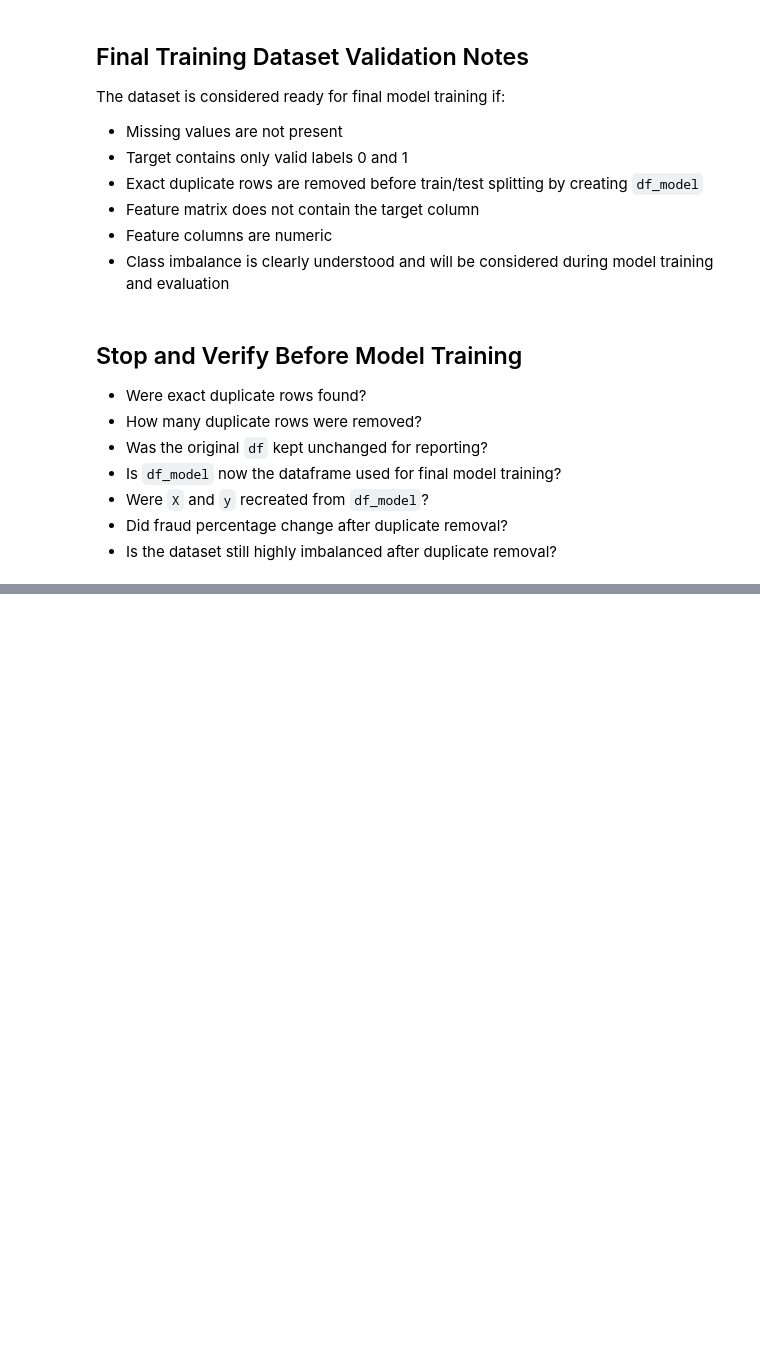
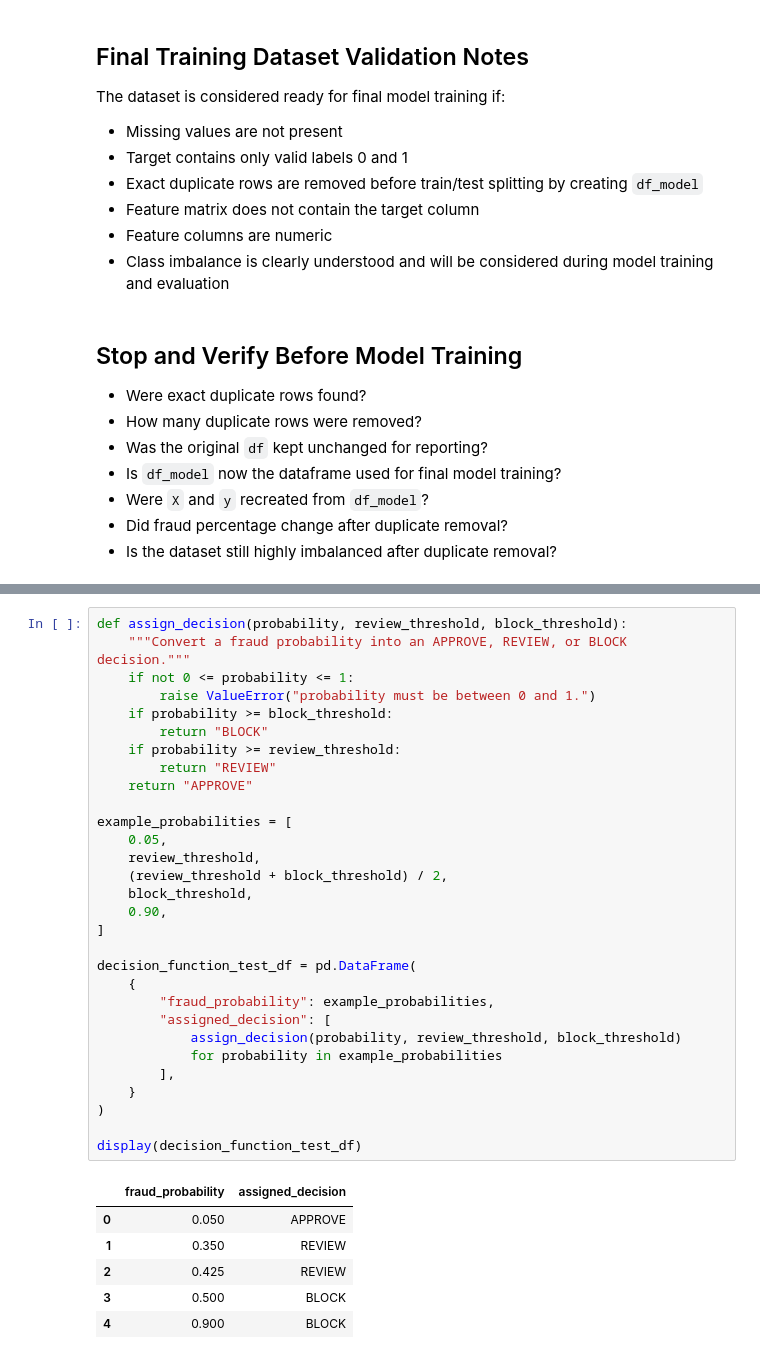
Before and after one commit to mmubashir95/Credit-Card-Fraud-Detection, a Jupyter notebook: notebooks/17_final_model_training.ipynb, the cells around one changed output, grey strips where cells are left out. Drawn from its saved outputs; the diff is of its cells as text; blank space fills up the shorter version.

```diff
--- a/notebooks/17_final_model_training.ipynb
+++ b/notebooks/17_final_model_training.ipynb
@@ -500,0 +674,37 @@ The dataset is considered ready for final model training if:
+# %%
+def assign_decision(probability, review_threshold, block_threshold):
+    """Convert a fraud probability into an APPROVE, REVIEW, or BLOCK decision."""
+    if not 0 <= probability <= 1:
+        raise ValueError("probability must be between 0 and 1.")
+    if probability >= block_threshold:
+        return "BLOCK"
+    if probability >= review_threshold:
+        return "REVIEW"
+    return "APPROVE"
+
+example_probabilities = [
+    0.05,
+    review_threshold,
+    (review_threshold + block_threshold) / 2,
+    block_threshold,
+    0.90,
+]
+
+decision_function_test_df = pd.DataFrame(
+    {
+        "fraud_probability": example_probabilities,
+        "assigned_decision": [
+            assign_decision(probability, review_threshold, block_threshold)
+            for probability in example_probabilities
+        ],
+    }
+)
+
+display(decision_function_test_df)
+# %% [output]
+|  | fraud_probability | assigned_decision |
+| 0 | 0.050 | APPROVE |
+| 1 | 0.350 | REVIEW |
+| 2 | 0.425 | REVIEW |
+| 3 | 0.500 | BLOCK |
+| 4 | 0.900 | BLOCK |
```
Also changed, not shown: parts of 14 cells of this notebook.
